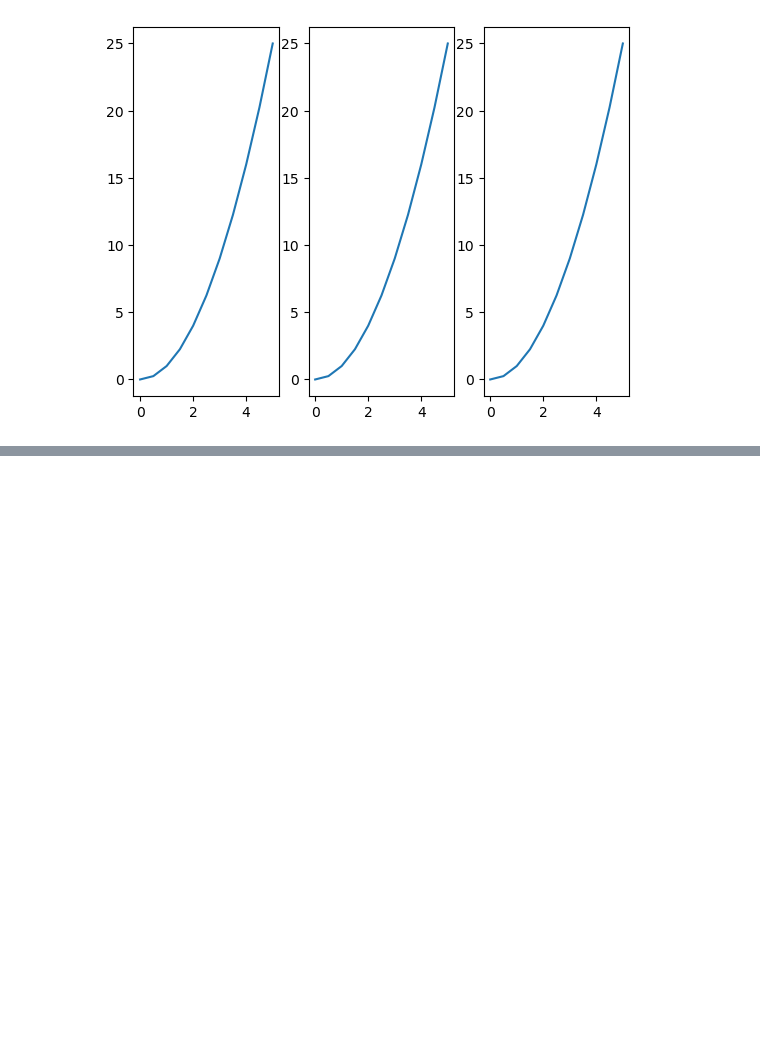
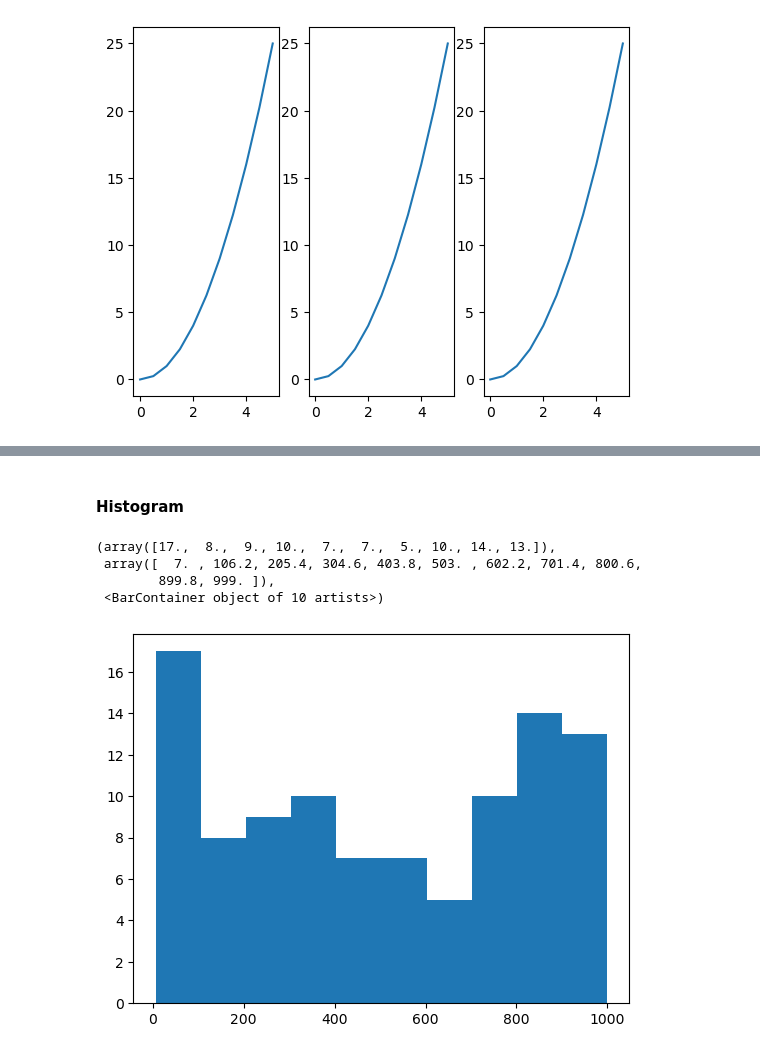
Before and after one commit to MCZbrozek/Python_for_datascience_andML, a Jupyter notebook: section8_matplotlib/Matplotlib concepts.ipynb, the cells around one changed output, grey strips where cells are left out. Cells and saved outputs as stored; diff of their text form; code cells hidden in the pictures; blank space fills up the shorter version.

```diff
--- a/section8_matplotlib/Matplotlib concepts.ipynb
+++ b/section8_matplotlib/Matplotlib concepts.ipynb
@@ -129,0 +187,13 @@ plt.ylim([0, max(y) + 1])
+# %% [markdown]
+#### Histogram
+# %%
+from random import sample
+data = sample(range(1,1000), 100)
+
+plt.hist(data)
+# %% [output]
+(array([17.,  8.,  9., 10.,  7.,  7.,  5., 10., 14., 13.]),
+ array([  7. , 106.2, 205.4, 304.6, 403.8, 503. , 602.2, 701.4, 800.6,
+        899.8, 999. ]),
+ <BarContainer object of 10 artists>)
+[figure, added]
```
Also changed, not shown: parts of 23 cells of this notebook.
